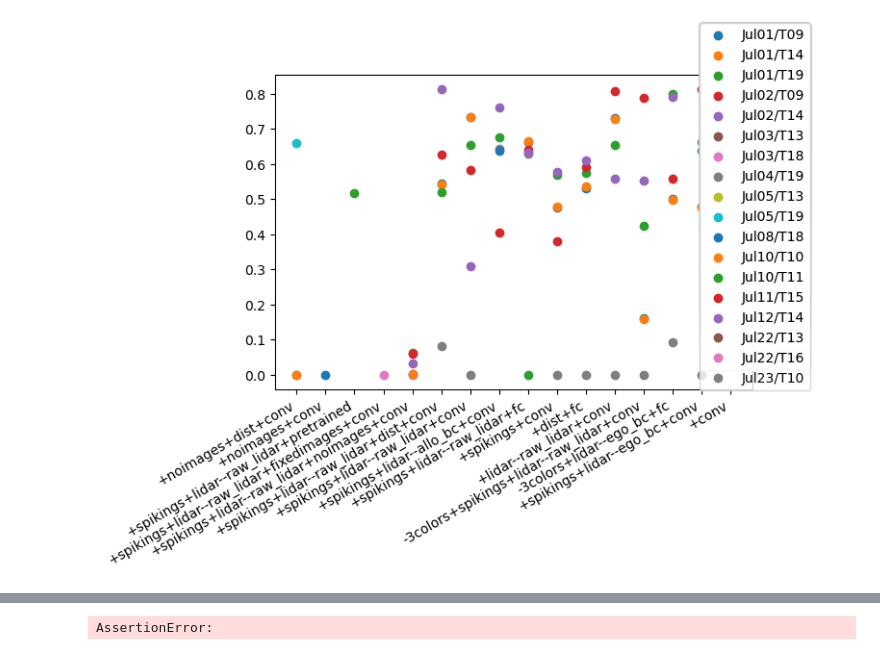
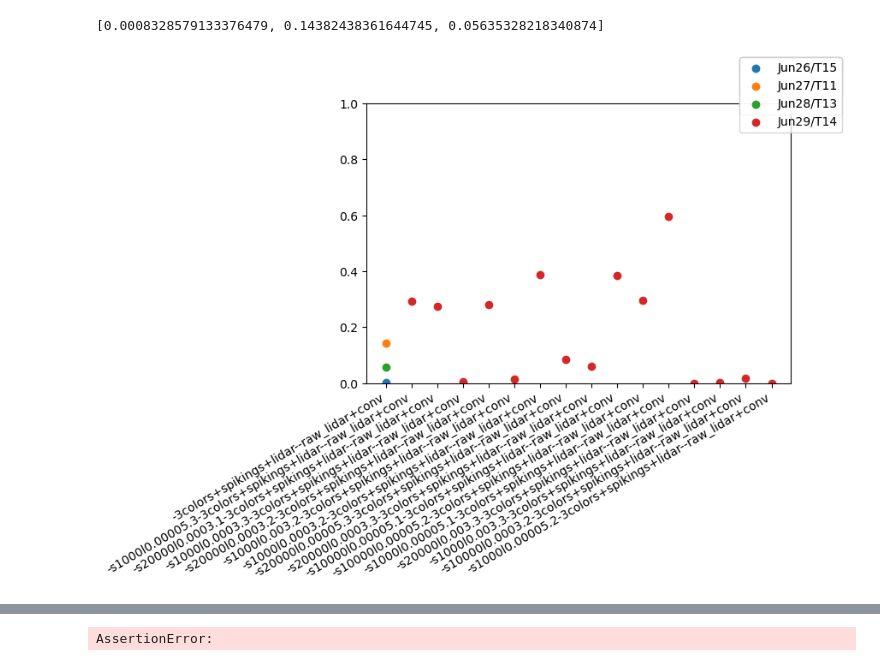
Before and after one commit to Warggr/bio-inspired-navigation, a Jupyter notebook: scripts/train_results.ipynb, the cells around one changed output, grey strips where cells are left out. Saved outputs shown, nothing was run; the diff lists cells and outputs as text; code cells hidden in the pictures.

```diff
--- a/scripts/train_results.ipynb
+++ b/scripts/train_results.ipynb
@@ -106,9 +108,15 @@ _fig = plot_runs(x, y, labels)
 # %%
-x, y, labels = filter_runs(
+runs = filter_runs(
     data,
-    lambda date: (date[:3] == 'Jul' and int(date[3:5]) < 24),
-    lambda features: ('dropout' not in ''.join(features) and 'fc256' not in ''.join(features) and 'crop' not in ''.join(features))
+    lambda date: date[:3] == 'Jun',
+    lambda features: '-3colors+spikings+lidar--raw_lidar+conv' in '+'.join(features),
+    by_feature='date'
 )
-_fig = plot_runs(x, y, labels)
+_fig = plot_runs(runs)
+features = '-3colors+spikings+lidar--raw_lidar+conv'
+baseline = [r for r in runs.values() if features in r[0]]
+baseline = [ r[1][r[0].index(features)] for r in baseline ]
+baseline
 # %% [output]
+[0.0008328579133376479, 0.14382438361644745, 0.05635328218340874]
-[figure, old version]
+[figure, new version]
```
Also changed, not shown: parts of 13 cells of this notebook, 2 other files.
